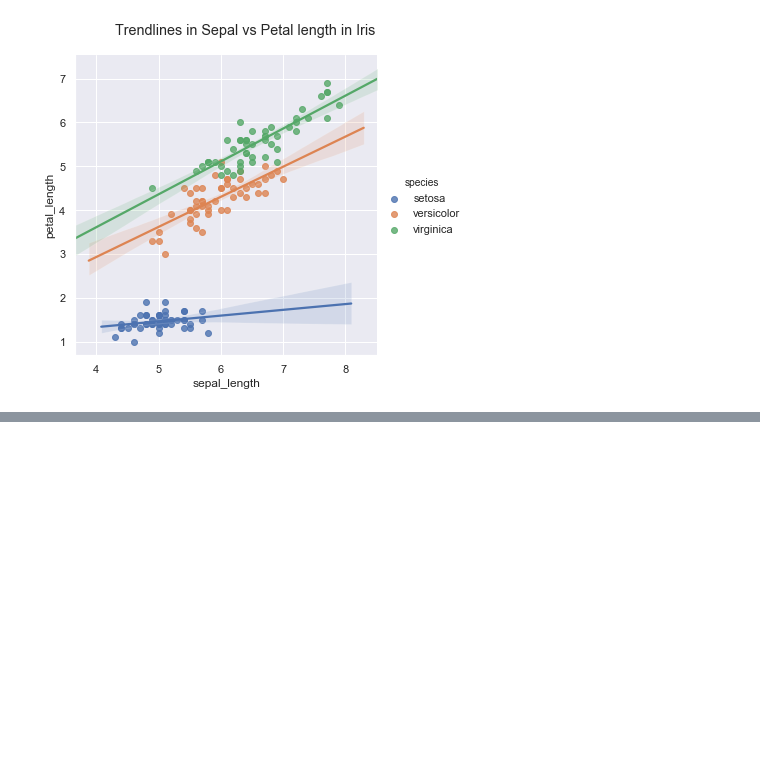
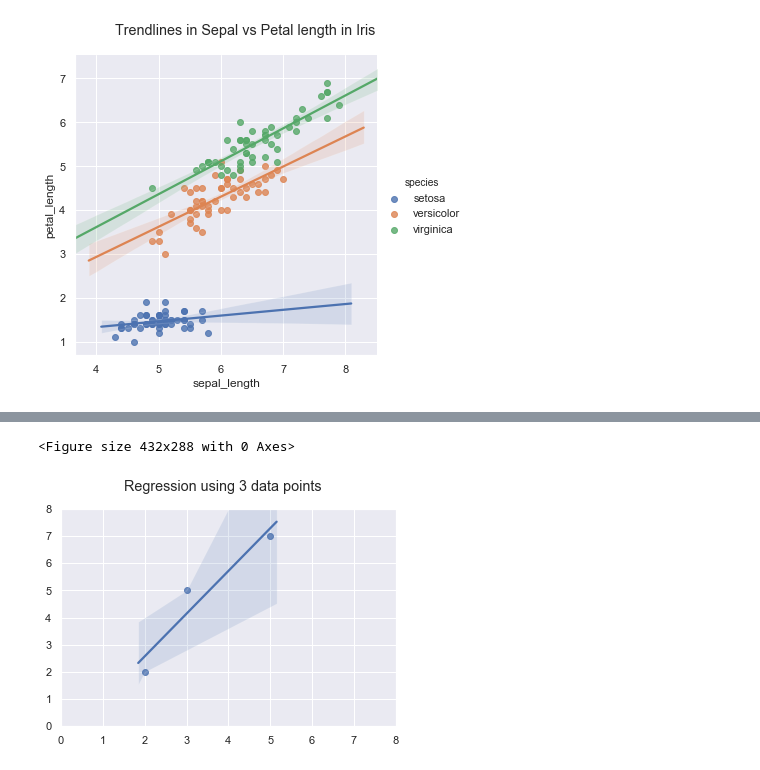
Before and after one commit to saxarona/cv1012, a Jupyter notebook: lectures/07-curvefit/curvefit.ipynb, the cells around one changed output, grey strips where cells are left out. Cells and saved outputs as stored; diff of their text form; code cells hidden in the pictures; blank space fills up the shorter version.

```diff
--- a/lectures/07-curvefit/curvefit.ipynb
+++ b/lectures/07-curvefit/curvefit.ipynb
@@ -45,0 +70,14 @@ g.savefig("regplot.pdf")
+# %%
+plt.clf()
+g, ax = plt.subplots(1,1)
+x = np.array([2, 5, 3]).T
+y = np.array([2, 7, 5]).T
+data = np.hstack((x, y))
+sns.regplot(x, y)
+ax.set_xlim(0, 8)
+ax.set_ylim(0, 8)
+plt.suptitle('Regression using 3 data points')
+plt.savefig("reg02.pdf")
+# %% [output]
+<Figure size 432x288 with 0 Axes>
+[figure, added]
```
Also changed, not shown: parts of 4 cells of this notebook, 6 other files.
